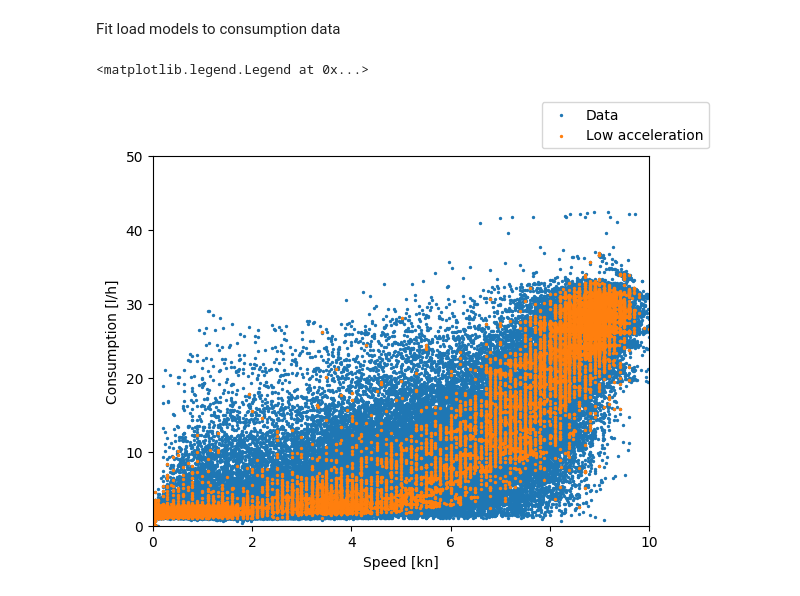
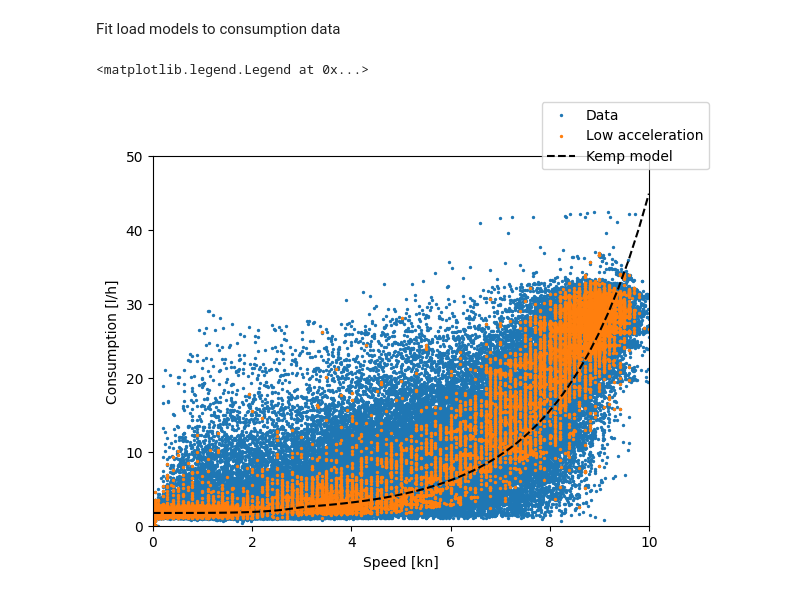
Before and after one commit to arvidsorfeldt/py-fish, a Jupyter notebook: fredrika.ipynb, the cells around one changed output. Drawn from its saved outputs; the diff is of its cells as text; code cells hidden in the pictures.

```diff
--- a/fredrika.ipynb
+++ b/fredrika.ipynb
@@ -22,12 +22,21 @@ Fit load models to consumption data
 # %%
 fig, ax = plt.subplots()
 df = load_all_days()
 
 speed_and_consumption = df.select(["speed", "consumption"]).to_numpy()
 plot_consumption_data(speed_and_consumption, ax, label="Data")
 low_acceleration_speed_and_consumption = extract_low_acceleration(speed_and_consumption)
 plot_consumption_data(low_acceleration_speed_and_consumption, ax, label="Low acceleration")
+
+from py_fish.engine import calculate_consumption, EngineApplication
+from py_fish.loads import calculate_propulsion_power
+
+speeds = np.linspace(0,10)
+powers = calculate_propulsion_power(speeds=speeds, length=11.91, beam=4)
+consumptions = calculate_consumption(powers=powers, engine_rating=242.0, engine_application=EngineApplication.PROPULSION)
+ax.plot(speeds, consumptions, label="Kemp model", color="black", linestyle="--")
+
 fig.legend()
 # %% [output]
 <matplotlib.legend.Legend at 0x...>
-[figure, old version]
+[figure, new version]
```
Also changed, not shown: 1 other file.
